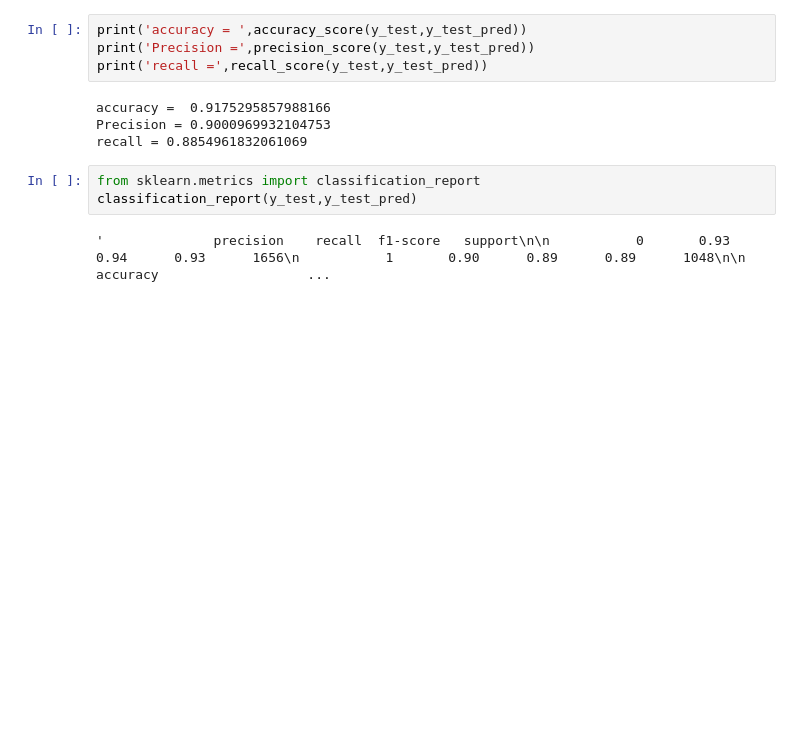
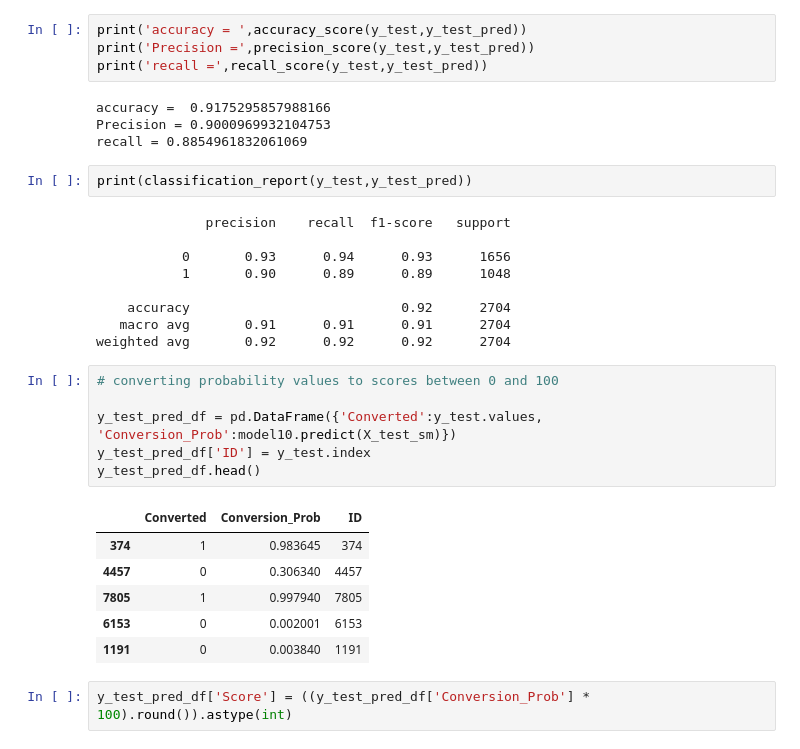
Before and after one commit to ProfGaurav/Lead_scoring_case_study_personal, a Jupyter notebook: Logit_final_case_study.ipynb, the cells around one changed output. Drawn from its saved outputs; the diff is of its cells as text; blank space fills up the shorter version.

```diff
--- a/Logit_final_case_study.ipynb
+++ b/Logit_final_case_study.ipynb
@@ -1316,7 +1403,28 @@ accuracy =  0.9175295857988166
 Precision = 0.9000969932104753
 recall = 0.8854961832061069
 # %%
-from sklearn.metrics import classification_report
-classification_report(y_test,y_test_pred)
+print(classification_report(y_test,y_test_pred))
 # %% [output]
-'              precision    recall  f1-score   support\n\n           0       0.93      0.94      0.93      1656\n           1       0.90      0.89      0.89      1048\n\n    accuracy                   ...
+              precision    recall  f1-score   support
+
+           0       0.93      0.94      0.93      1656
+           1       0.90      0.89      0.89      1048
+
+    accuracy                           0.92      2704
+   macro avg       0.91      0.91      0.91      2704
+weighted avg       0.92      0.92      0.92      2704
+# %%
+# converting probability values to scores between 0 and 100
+
+y_test_pred_df = pd.DataFrame({'Converted':y_test.values, 'Conversion_Prob':model10.predict(X_test_sm)})
+y_test_pred_df['ID'] = y_test.index
+y_test_pred_df.head()
+# %% [output]
+|  | Converted | Conversion_Prob | ID |
+| 374 | 1 | 0.983645 | 374 |
+| 4457 | 0 | 0.306340 | 4457 |
+| 7805 | 1 | 0.997940 | 7805 |
+| 6153 | 0 | 0.002001 | 6153 |
+| 1191 | 0 | 0.003840 | 1191 |
+# %%
+y_test_pred_df['Score'] = ((y_test_pred_df['Conversion_Prob'] * 100).round()).astype(int)
```
Also changed, not shown: parts of 92 cells of this notebook.
